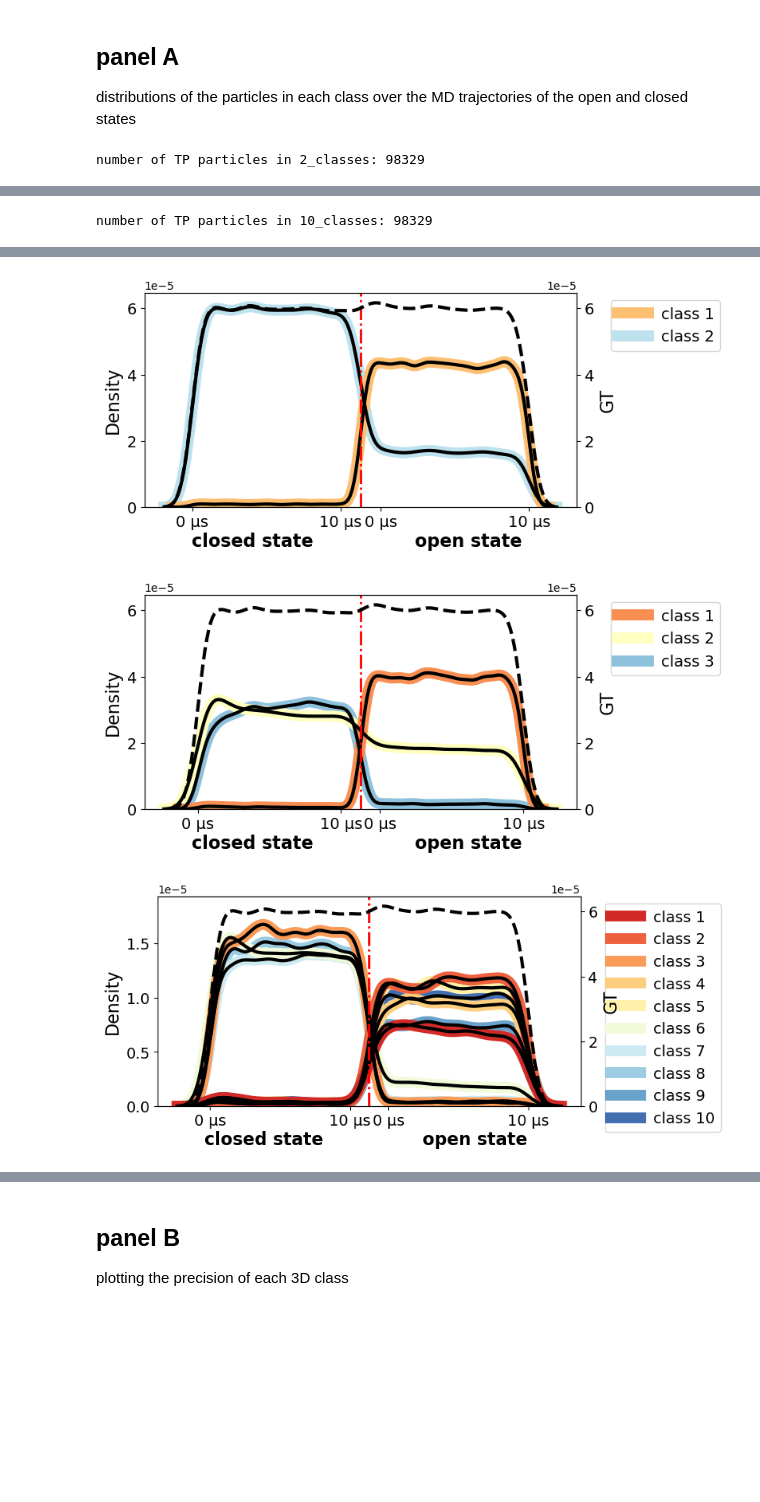
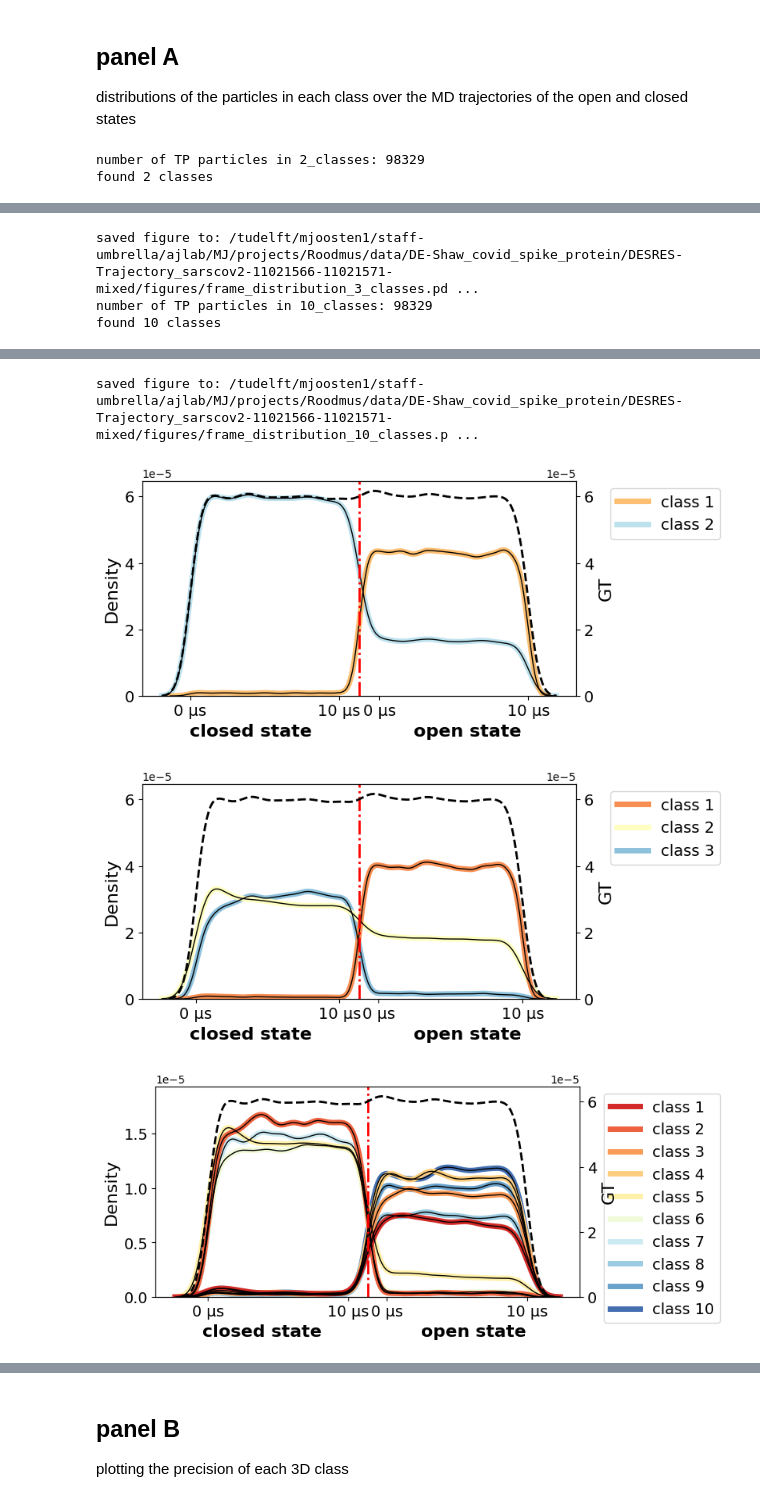
Before and after one commit to ccpem/roodmus, a Jupyter notebook: paper/figure_4.ipynb, the cells around one changed output, grey strips where cells are left out. Cells and saved outputs as stored; diff of their text form; code cells hidden in the pictures; blank space fills up the shorter version.

Commit message:
updated plotting functions

```diff
--- a/paper/figure_4.ipynb
+++ b/paper/figure_4.ipynb
@@ -59,7 +52,8 @@ def get_precision_per_class(df_truth, df_picked, classification_job):
     return df_result
 # %%
 ### data loading
-project_dir = "/home/mjoosten1/projects/roodmus/data/DE-Shaw_covid_spike_protein/DESRES-Trajectory_sarscov2-11021566-11021571-mixed"
+# project_dir = "/home/mjoosten1/projects/roodmus/data/DE-Shaw_covid_spike_protein/DESRES-Trajectory_sarscov2-11021566-11021571-mixed"
+project_dir = "/tudelft/mjoosten1/staff-umbrella/ajlab/MJ/projects/Roodmus/data/DE-Shaw_covid_spike_protein/DESRES-Trajectory_sarscov2-11021566-11021571-mixed"
 config_dir = os.path.join(project_dir, "Micrographs")
 meta_files = [
     # os.path.join(project_dir, "Extract", "job004", "particles.star"),
@@ -144,6 +138,8 @@ for classification_job in ["2_classes", "3_classes", "10_classes"]:
     # df_picked_grouped["class2D"] = df_picked_grouped["class2D"].astype(int)
     df_picked_grouped.sort_values(by="class2D", inplace=True)
     num_classes = len(df_picked_grouped.groupby("class2D").groups)
+    print(f"found {num_classes} classes")
+    colors = sns.color_palette("RdYlBu", n_colors=num_classes)
 
     fig, ax = plt.subplots(figsize=(7, 3.5))
     # make kde plot out of the data
@@ -154,9 +150,9 @@ for classification_job in ["2_classes", "3_classes", "10_classes"]:
         hue="class2D",
         fill=False,
         label="class2D",
-        linewidth=10,
+        linewidth=5,
         alpha=1,
-        palette="RdYlBu",
+        palette=colors,
         legend=True,
     )
     # add an extra black line over the second class
@@ -165,9 +161,9 @@ for classification_job in ["2_classes", "3_classes", "10_classes"]:
         x="closest_pdb_index",
         ax=ax,
         hue="class2D",
-        palette={f"{r+1}":"black" for r in range(num_classes)},
+        palette={r+1:"black" for r in range(num_classes)},
         label="picked_particles",
-        linewidth=3,
+        linewidth=1,
         alpha=1,
         fill=False,
         legend=False,
@@ -181,7 +177,7 @@ for classification_job in ["2_classes", "3_classes", "10_classes"]:
         color="black",
         linestyle="--",
         label="GT",
-        linewidth=3,
+        linewidth=2,
         fill=False,
         alpha=1,
         legend=True,
@@ -223,11 +219,12 @@ for classification_job in ["2_classes", "3_classes", "10_classes"]:
     ax.tick_params(axis='both', which='major', labelsize=14)
     ax_truth.tick_params(axis='both', which='major', labelsize=14)
 
-
-    # save the figure
-    # fig.savefig(os.path.join(project_dir, "figures", f"frame_distribution_{classification_job}.pdf"), bbox_inches="tight")
+    outfilename = os.path.join(project_dir, "figures", f"frame_distribution_{classification_job}.pdf")
+    # fig.savefig(outfilename, bbox_inches="tight")
+    print(f"saved figure to: {outfilename}")
 # %% [output]
 number of TP particles in 2_classes: 98329
+found 2 classes
 A value is trying to be set on a copy of a slice from a DataFrame.
 Try using .loc[row_indexer,col_indexer] = value instead
 
@@ -246,34 +245,37 @@ number of TP particles in 3_classes: 98329
 A value is trying to be set on a copy of a slice from a DataFrame.
 Try using .loc[row_indexer,col_indexer] = value instead
 
 See the caveats in the documentation: https://pandas.pydata.org/pandas-docs/stable/user_guide/indexing.html#returning-a-view-versus-a-copy
   df_picked_grouped["state"] = df_picked_grouped["closest_pdb_index"] <= 8334
 A value is trying to be set on a copy of a slice from a DataFrame.
 Try using .loc[row_indexer,col_indexer] = value instead
 
 See the caveats in the documentation: https://pandas.pydata.org/pandas-docs/stable/user_guide/indexing.html#returning-a-view-versus-a-copy
   df_picked_grouped["state"] = df_picked_grouped["state"].map({True: "closed", False: "open"})
 A value is trying to be set on a copy of a slice from a DataFrame
 
 See the caveats in the documentation: https://pandas.pydata.org/pandas-docs/stable/user_guide/indexing.html#returning-a-view-versus-a-copy
   df_picked_grouped.sort_values(by="class2D", inplace=True)
+saved figure to: /tudelft/mjoosten1/staff-umbrella/ajlab/MJ/projects/Roodmus/data/DE-Shaw_covid_spike_protein/DESRES-Trajectory_sarscov2-11021566-11021571-mixed/figures/frame_distribution_3_classes.pd ...
 number of TP particles in 10_classes: 98329
+found 10 classes
 A value is trying to be set on a copy of a slice from a DataFrame.
 Try using .loc[row_indexer,col_indexer] = value instead
 
 See the caveats in the documentation: https://pandas.pydata.org/pandas-docs/stable/user_guide/indexing.html#returning-a-view-versus-a-copy
   df_picked_grouped["state"] = df_picked_grouped["closest_pdb_index"] <= 8334
 A value is trying to be set on a copy of a slice from a DataFrame.
 Try using .loc[row_indexer,col_indexer] = value instead
 
 See the caveats in the documentation: https://pandas.pydata.org/pandas-docs/stable/user_guide/indexing.html#returning-a-view-versus-a-copy
   df_picked_grouped["state"] = df_picked_grouped["state"].map({True: "closed", False: "open"})
 A value is trying to be set on a copy of a slice from a DataFrame
 
 See the caveats in the documentation: https://pandas.pydata.org/pandas-docs/stable/user_guide/indexing.html#returning-a-view-versus-a-copy
   df_picked_grouped.sort_values(by="class2D", inplace=True)
+saved figure to: /tudelft/mjoosten1/staff-umbrella/ajlab/MJ/projects/Roodmus/data/DE-Shaw_covid_spike_protein/DESRES-Trajectory_sarscov2-11021566-11021571-mixed/figures/frame_distribution_10_classes.p ...
-[figure, old version]
+[figure, new version]
-[figure, old version]
+[figure, new version]
-[figure, old version]
+[figure, new version]
 # %%
 # for each class print if there are more particles from the open or closed state
```
Also changed, not shown: parts of 8 cells of this notebook, 1 other file.
